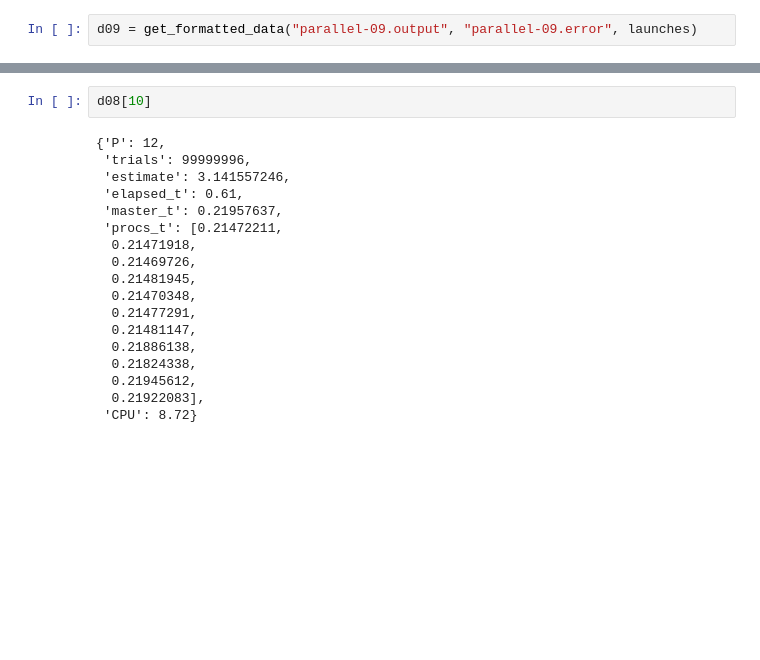
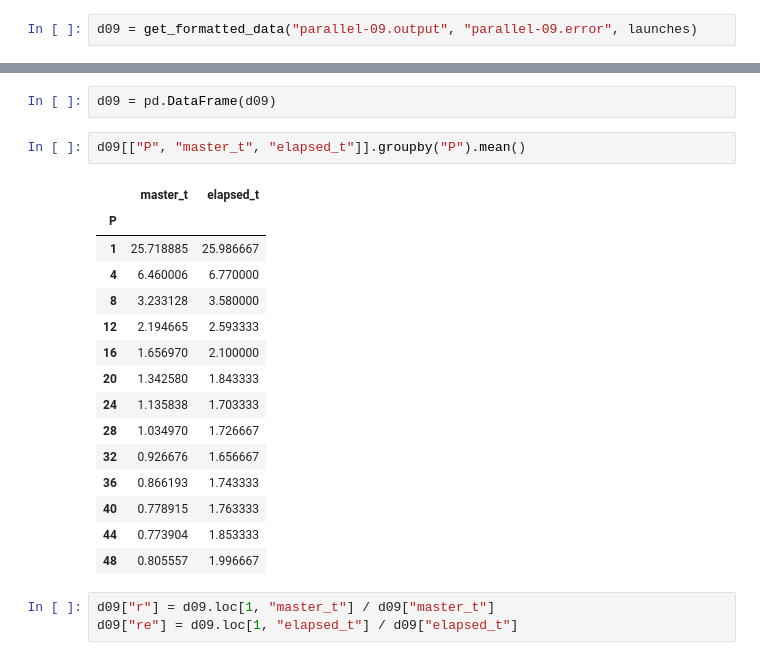
Before and after one commit to pogmat/Foundations_of_HPC_2020, a Jupyter notebook: Assignement1/code/results/formatter.ipynb, the cells around one changed output, grey strips where cells are left out. Drawn from its saved outputs; the diff is of its cells as text; blank space fills up the shorter version.

```diff
--- a/Assignement1/code/results/formatter.ipynb
+++ b/Assignement1/code/results/formatter.ipynb
@@ -135,20 +119,23 @@ d09[9]
-# %%
-d08[10]
-# %% [output]
-{'P': 12,
- 'trials': 99999996,
- 'estimate': 3.141557246,
- 'elapsed_t': 0.61,
- 'master_t': 0.21957637,
- 'procs_t': [0.21472211,
-  0.21471918,
-  0.21469726,
-  0.21481945,
-  0.21470348,
-  0.21477291,
-  0.21481147,
-  0.21886138,
-  0.21824338,
-  0.21945612,
-  0.21922083],
- 'CPU': 8.72}
+# %%
+d09 = pd.DataFrame(d09)
+# %%
+d09[["P", "master_t", "elapsed_t"]].groupby("P").mean()
+# %% [output]
+|  | master_t | elapsed_t |
+| P |  |  |
+| 1 | 25.718885 | 25.986667 |
+| 4 | 6.460006 | 6.770000 |
+| 8 | 3.233128 | 3.580000 |
+| 12 | 2.194665 | 2.593333 |
+| 16 | 1.656970 | 2.100000 |
+| 20 | 1.342580 | 1.843333 |
+| 24 | 1.135838 | 1.703333 |
+| 28 | 1.034970 | 1.726667 |
+| 32 | 0.926676 | 1.656667 |
+| 36 | 0.866193 | 1.743333 |
+| 40 | 0.778915 | 1.763333 |
+| 44 | 0.773904 | 1.853333 |
+| 48 | 0.805557 | 1.996667 |
+# %%
+d09["r"] = d09.loc[1, "master_t"] / d09["master_t"]
+d09["re"] = d09.loc[1, "elapsed_t"] / d09["elapsed_t"]
```
Also changed, not shown: parts of 7 cells of this notebook.
